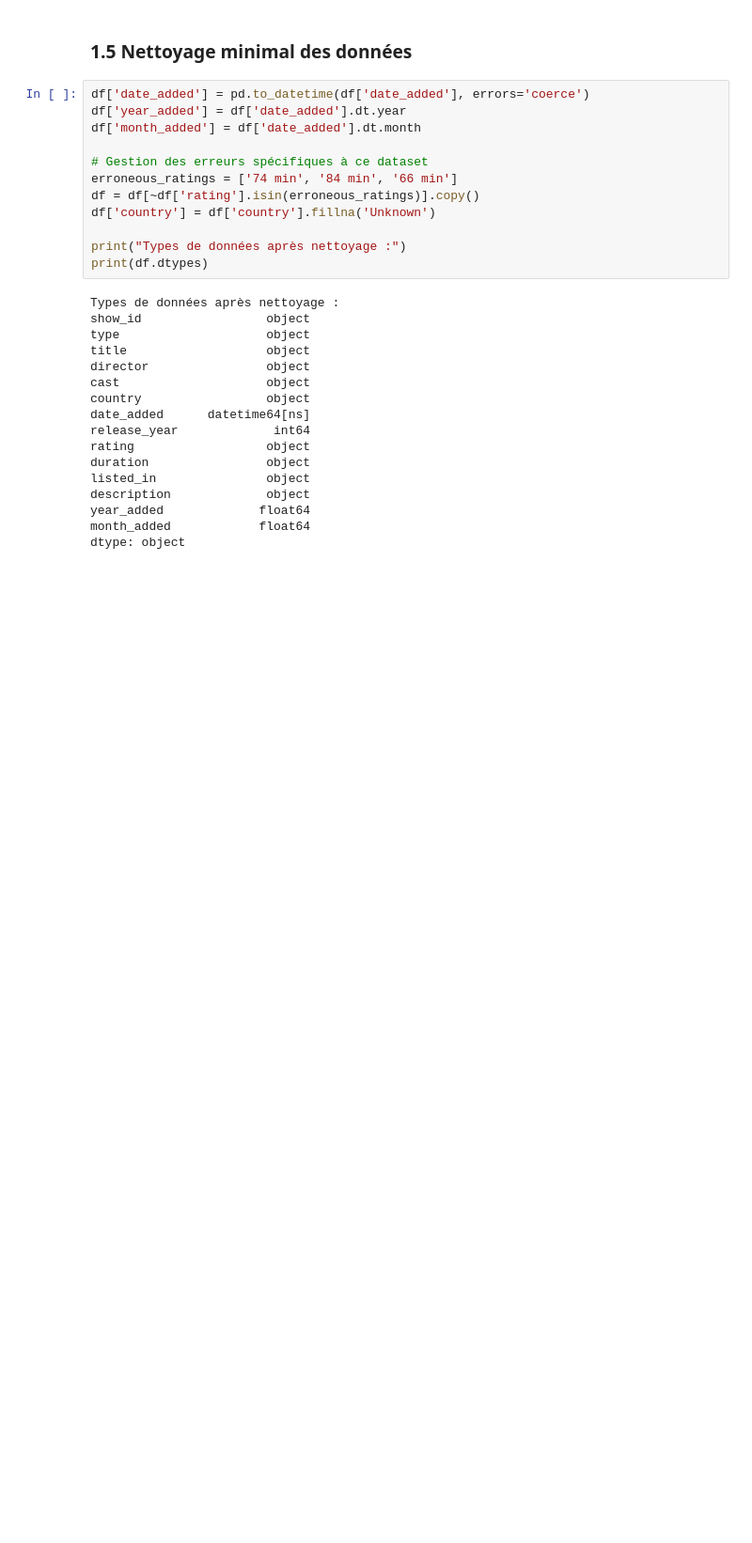
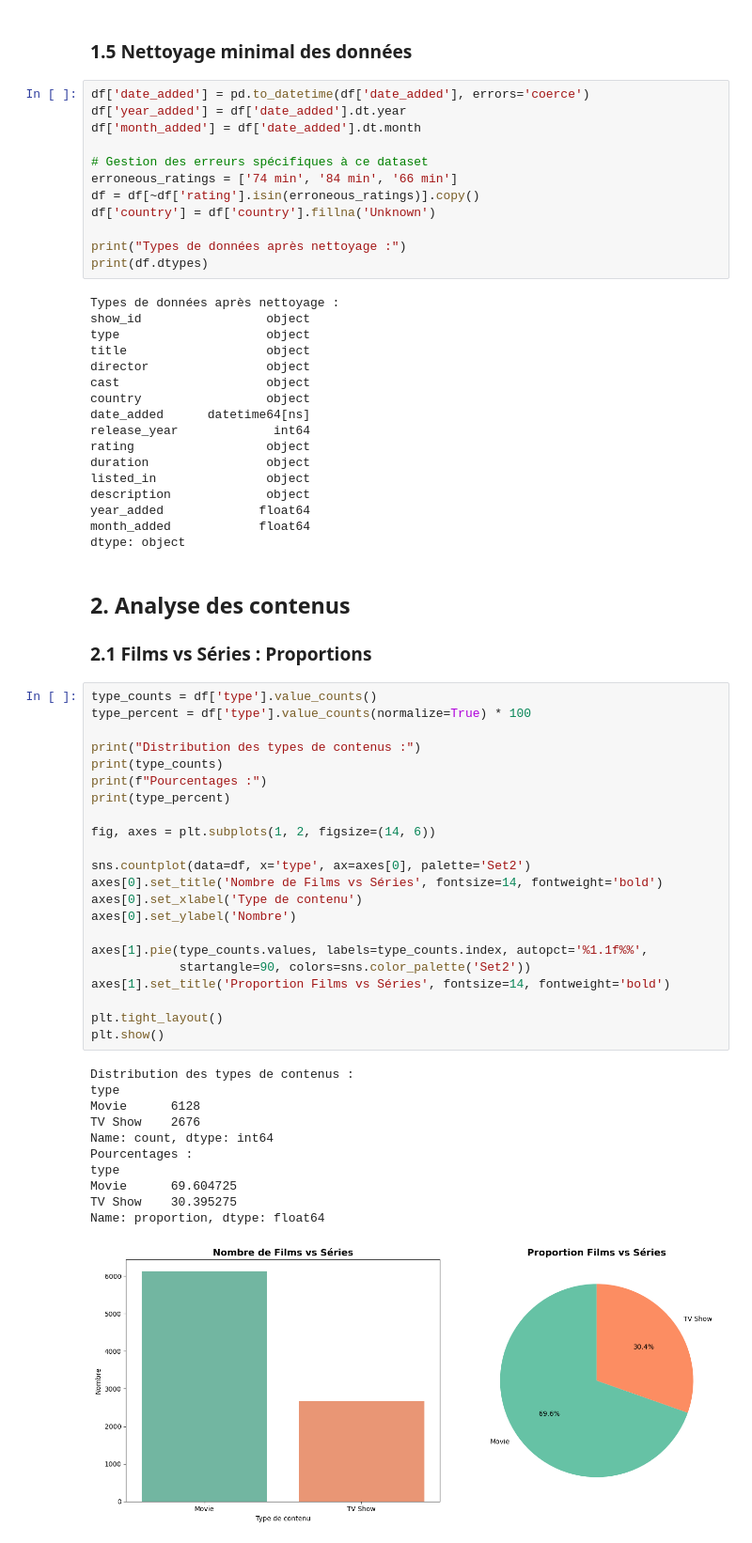
Before and after one commit to LaPoulePunto/netflix-eda-analyse, a Jupyter notebook: main.ipynb, the cells around one changed output. Shown at 94% size. Cells and saved outputs as stored; diff of their text form; blank space fills up the shorter version.

Commit message:
Analyse des films vs séries

```diff
--- a/main.ipynb
+++ b/main.ipynb
@@ -168,3 +168,41 @@ description             object
 year_added             float64
 month_added            float64
 dtype: object
+# %% [markdown]
+## 2. Analyse des contenus
+
+### 2.1 Films vs Séries : Proportions
+# %%
+type_counts = df['type'].value_counts()
+type_percent = df['type'].value_counts(normalize=True) * 100
+
+print("Distribution des types de contenus :")
+print(type_counts)
+print(f"Pourcentages :")
+print(type_percent)
+
+fig, axes = plt.subplots(1, 2, figsize=(14, 6))
+
+sns.countplot(data=df, x='type', ax=axes[0], palette='Set2')
+axes[0].set_title('Nombre de Films vs Séries', fontsize=14, fontweight='bold')
+axes[0].set_xlabel('Type de contenu')
+axes[0].set_ylabel('Nombre')
+
+axes[1].pie(type_counts.values, labels=type_counts.index, autopct='%1.1f%%',
+            startangle=90, colors=sns.color_palette('Set2'))
+axes[1].set_title('Proportion Films vs Séries', fontsize=14, fontweight='bold')
+
+plt.tight_layout()
+plt.show()
+# %% [output]
+Distribution des types de contenus :
+type
+Movie      6128
+TV Show    2676
+Name: count, dtype: int64
+Pourcentages :
+type
+Movie      69.604725
+TV Show    30.395275
+Name: proportion, dtype: float64
+[figure, added]
```
